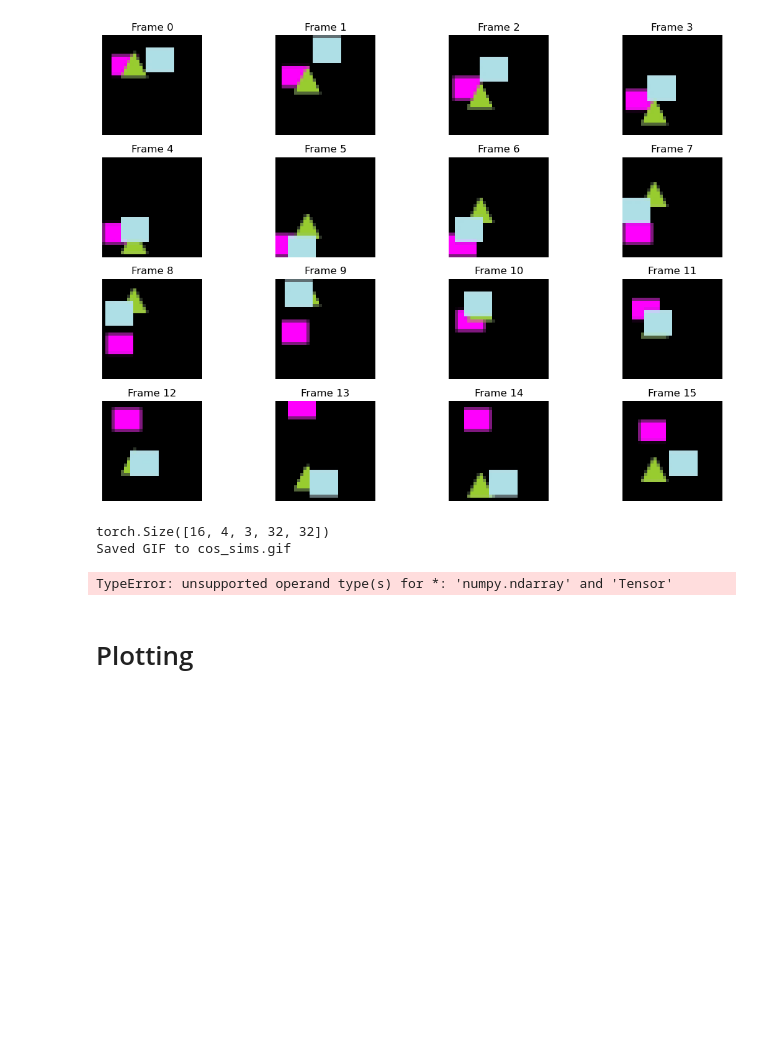
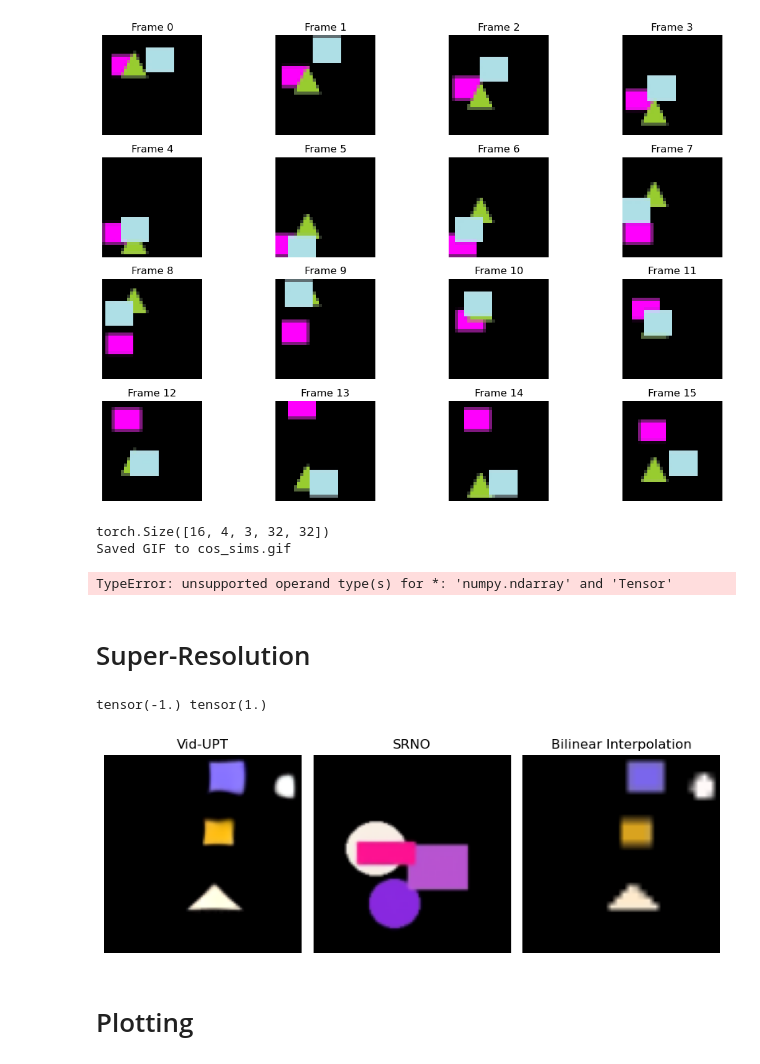
Before and after one commit to davidkuernsteiner/ContVidPred, a Jupyter notebook: model_analysis.ipynb, the cells around one changed output. Cells and saved outputs as stored; diff of their text form; code cells hidden in the pictures; blank space fills up the shorter version.

```diff
--- a/model_analysis.ipynb
+++ b/model_analysis.ipynb
@@ -107,3 +232,5 @@ Saved GIF to cos_sims.gif
 # %%
 # %% [output]
 TypeError: unsupported operand type(s) for *: 'numpy.ndarray' and 'Tensor'
+# %% [markdown]
+# Super-Resolution
@@ -110,3 +290,59 @@ TypeError: unsupported operand type(s) for *: 'numpy.ndarray' and 'Tensor'
+# %%
+from vitssm.data.datasets import VideoDataset, VideoFrameDataset
+from vitssm.utils.visual import unnormalize, model_output_to_video
+from torchvision.transforms.functional import resize
+from omegaconf import OmegaConf
+from vitssm.models import build_model
+from einops import rearrange
+from vitssm.data.wrappers import SRImplicitDownsampledFast
+
+dataset = VideoDataset("data_store/VMDsprites_128/folds/train_0.csv", 32, clip_length=4, frame_interval=4, image_size=(32, 32))
+
+srno_dataset = VideoFrameDataset("data_store/VMDsprites_128/folds/train_0.csv", 32, image_size=(32, 32), transform_name=None)
+srno_dataset = SRImplicitDownsampledFast(srno_dataset, scale_min=4, scale_max=4, train=False)
+
+srno_config = OmegaConf.load("configs/SRNO/FINAL_srno_edsr_config.yml")
+srno_model = build_model(srno_config.model)
+srno_model.load_state_dict(torch.load("/home/david/projects/ViTSSM/checkpoints/ContVidPred/SRNO/vmdsprites-0-SRNO-EDSR.pth")["model"])
+srno_model.eval()
+srno_model.requires_grad_(False)
+srno_model.to("cuda")
+
+upt_config = OmegaConf.load("configs/UPT/FINAL_upt_vae_t_cont_config.yml")
+upt_model = build_model(upt_config.model)
+upt_model.load_state_dict(torch.load("/home/david/projects/ViTSSM/checkpoints/ContVidPred/UPT/vmdsprites-0-UPT_VAE_T-cont-scale.pth")["model"])
+upt_model.eval()
+upt_model.decoder.unbatch_mode = "video"
+upt_model.requires_grad_(False)
+
+x = dataset[1500][0:4]
+
+t, c, h, w = x.shape
+rescale_factor = 3
+
+output_pos = rearrange(
+    torch.stack(torch.meshgrid([torch.arange(t), torch.arange(h * rescale_factor), torch.arange(w * rescale_factor)], indexing="ij")),
+    "ndim time height width -> (time height width) ndim",
+).float()
+
+dims = torch.tensor([t, h * rescale_factor, w * rescale_factor])
+output_pos = output_pos / (dims - 1) * 1000
+
+x_pred = upt_model(x.unsqueeze(0), output_pos.unsqueeze(0))
+
+x_pred = unnormalize(x_pred[0][0]) * 255
+x = unnormalize(x[0]) * 255
+
+inp, coord, cell, gt = srno_dataset[0].values()
+
+pred_srno = srno_model(inp.unsqueeze(0).cuda(), coord.unsqueeze(0).cuda(), cell.unsqueeze(0).cuda()).cpu().clamp(-1, 1)
+print(pred_srno.min(), pred_srno.max())
+pred_srno = unnormalize(pred_srno[0]) * 255
+
+compare_model_upsampling(x, [x_pred, pred_srno], ["Vid-UPT", "SRNO"], target_size=(32 * rescale_factor, 32 * rescale_factor))
+# %% [output]
+tensor(-1.) tensor(1.)
+[figure, added]
 # %% [markdown]
 # Plotting
 # %%
```
Also changed, not shown: parts of 10 cells of this notebook, 3 other files.
